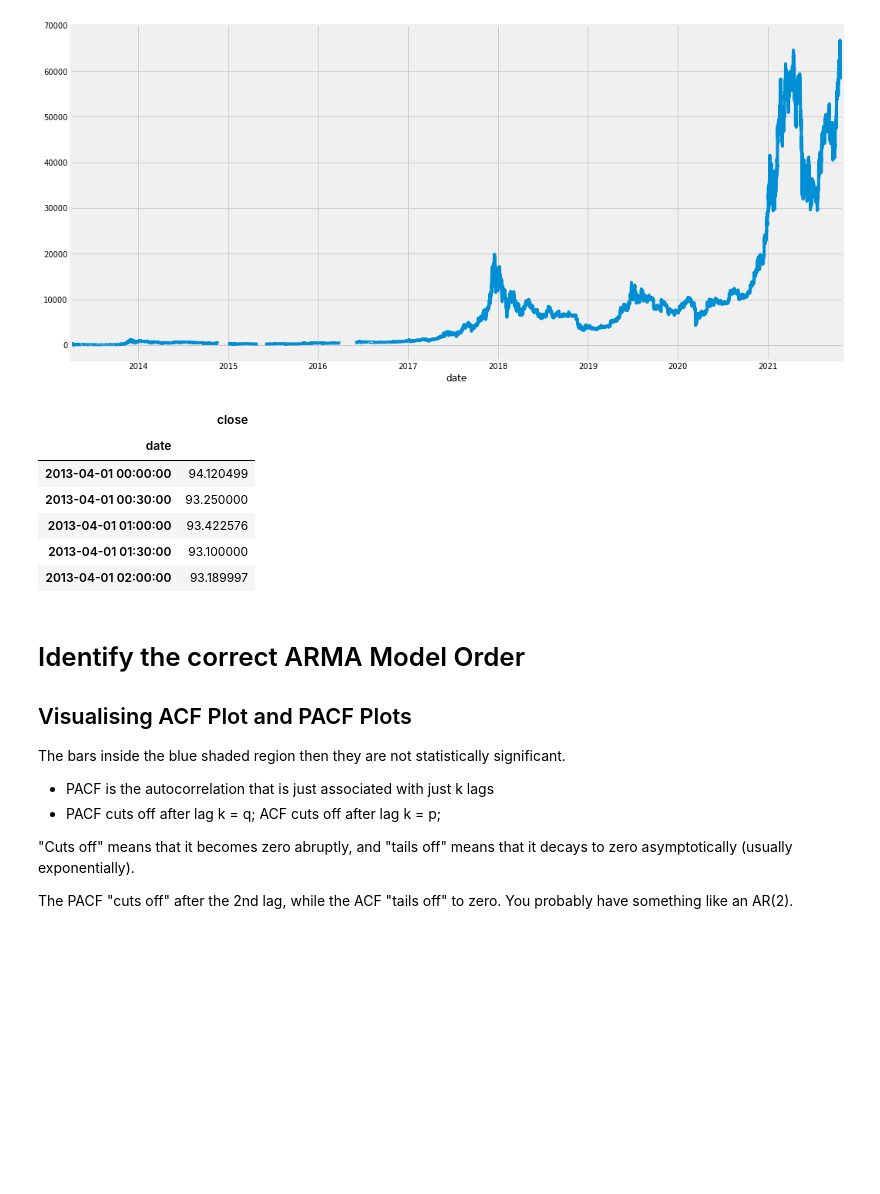
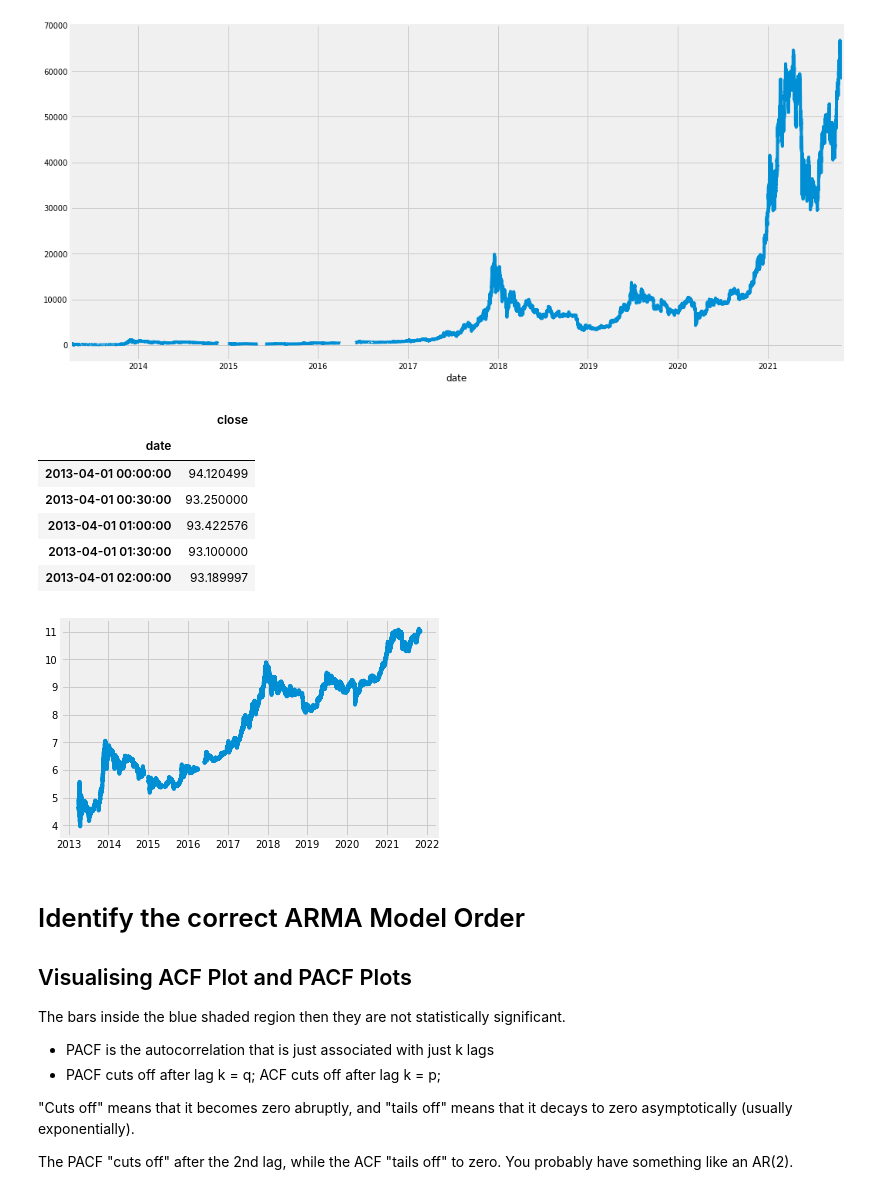
Before and after one commit to ayoubbensakhria/finance_algo, a Jupyter notebook: ARMA_Model.ipynb, the cells around one changed output. Saved outputs shown, nothing was run; the diff lists cells and outputs as text; code cells hidden in the pictures; blank space fills up the shorter version.

```diff
--- a/ARMA_Model.ipynb
+++ b/ARMA_Model.ipynb
@@ -44,15 +44,18 @@ df['close'].plot(figsize=(16,8))
 [figure]
 # %%
 df = df.drop(columns =['open', 'high', 'low', 'volume', 'date'])
+df_log = np.log(df)
+plt.plot(df_log)
 df.head()
 # %% [output]
 |  | close |
 | date |  |
 | 2013-04-01 00:00:00 | 94.120499 |
 | 2013-04-01 00:30:00 | 93.250000 |
 | 2013-04-01 01:00:00 | 93.422576 |
 | 2013-04-01 01:30:00 | 93.100000 |
 | 2013-04-01 02:00:00 | 93.189997 |
+[figure, added]
 # %% [markdown]
 # Identify the correct ARMA Model Order
 ## Visualising ACF Plot and PACF Plots
```
Also changed, not shown: parts of 22 cells of this notebook.
